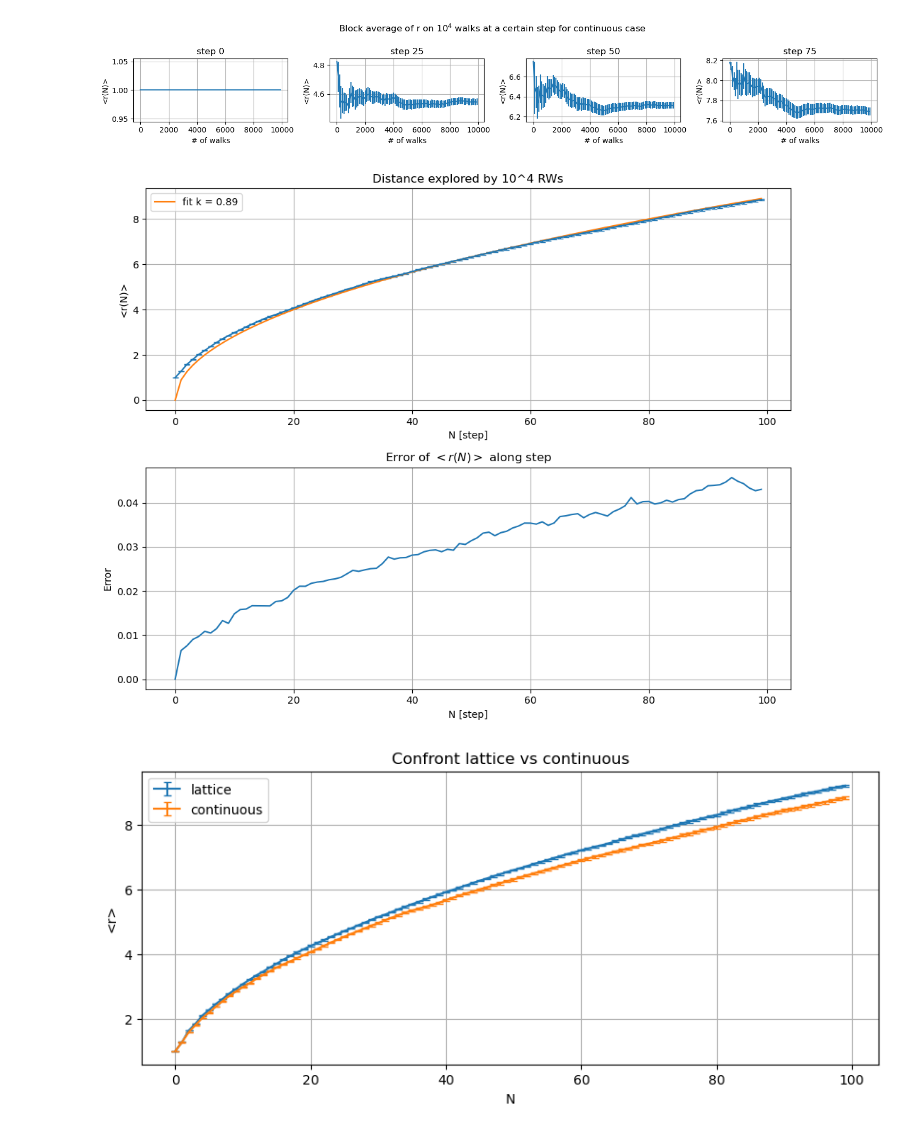
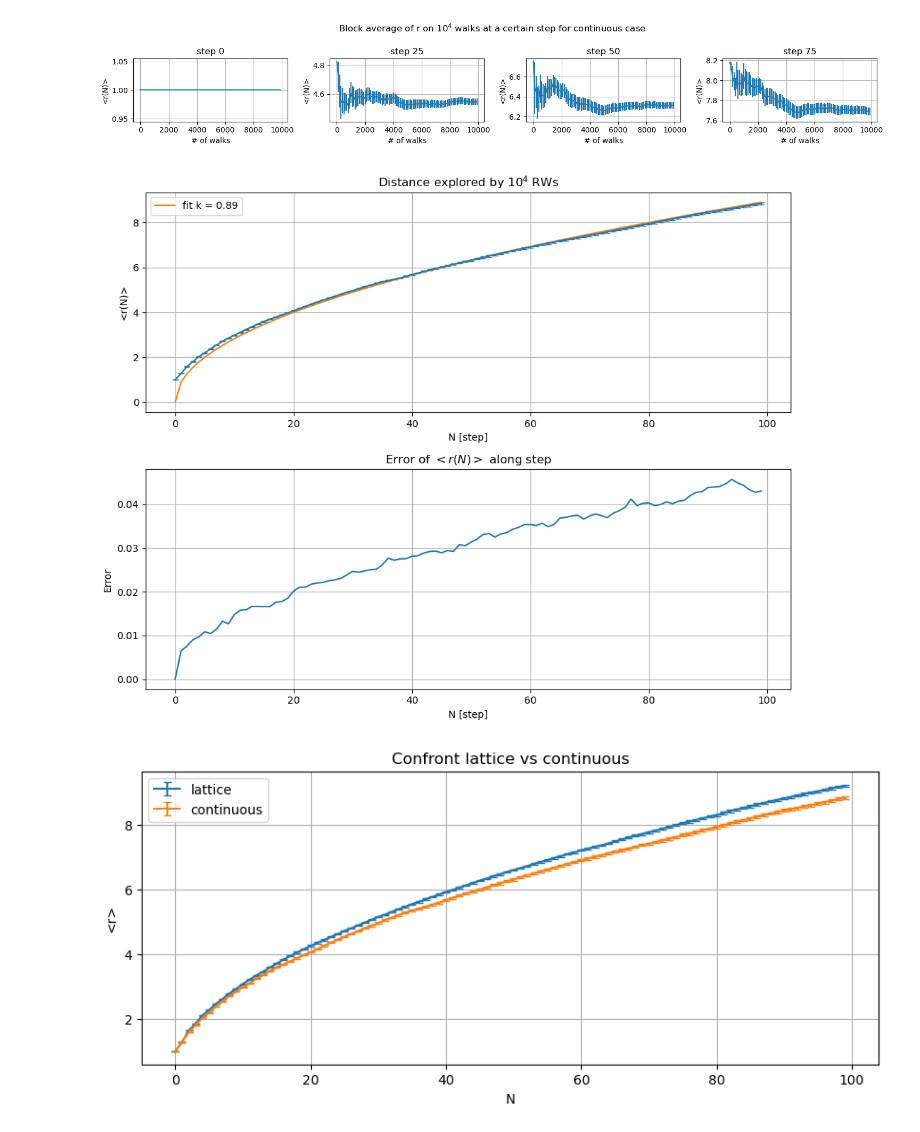
Before and after one commit to TommiDL/NumericalSimulationLab, a Jupyter notebook: es2/notebook2.ipynb, the cells around one changed output. Saved outputs shown, nothing was run; the diff lists cells and outputs as text; code cells hidden in the pictures.

```diff
--- a/es2/notebook2.ipynb
+++ b/es2/notebook2.ipynb
@@ -354,31 +354,31 @@ plt.show()
 # %%
 df=dfrn.loc[dfrn.block==99].reset_index(drop=True)
 
 
 # fit parameters
 popt, pcov = curve_fit(diffuse, df.N, df.rN)
 
 fig, ax = plt.subplots(2, 1, figsize=(10, 8))
 
 ax[0].errorbar(df.N, df.rN, yerr=df.err, capsize=3)
 ax[0].plot(diff_m.N, diffuse(diff_m.N, popt[0]), label=f'fit k = {"%.2f" % popt[0]}')
 ax[0].grid(True)
 ax[0].set_xlabel('N [step]')
 ax[0].set_ylabel('<r(N)>')
-ax[0].set_title('Distance explored by 10^4 RWs')
+ax[0].set_title('Distance explored by $10^4$ RWs')
 ax[0].legend()
 
 
 ax[1].plot(df.err)
 ax[1].set_xlabel('N [step]')
 ax[1].set_ylabel('Error')
 ax[1].set_title('Error of $ < r(N) > $ along step')
 ax[1].grid()
 
 plt.tight_layout()
 plt.show()
 # %% [output]
-[figure, old version]
+[figure, new version]
 # %%
 plt.figure(figsize=(10, 4))
 plt.title('Confront lattice vs continuous')
```
Also changed, not shown: parts of 2 cells of this notebook, 3 other files.
